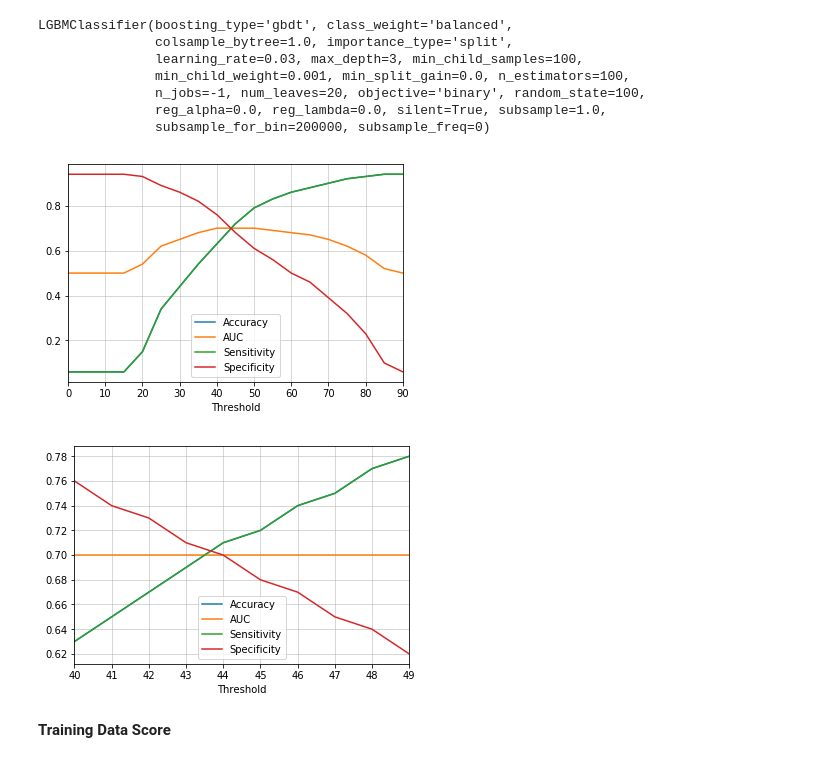
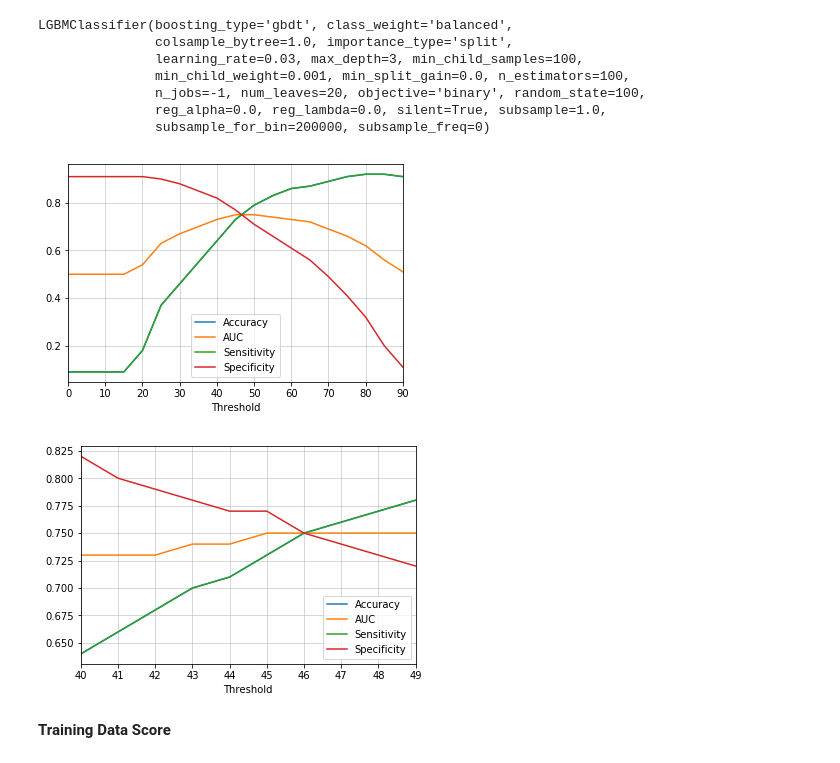
Before and after one commit to ppawar88/DSProject, a Jupyter notebook: Customer Acquisition - Credit Card Business/Customer Acquisition - Credit Card Business.ipynb, the cells around one changed output. Saved outputs shown, nothing was run; the diff lists cells and outputs as text; code cells hidden in the pictures.

```diff
--- a/Customer Acquisition - Credit Card Business/Customer Acquisition - Credit Card Business.ipynb
+++ b/Customer Acquisition - Credit Card Business/Customer Acquisition - Credit Card Business.ipynb
@@ -1600,8 +1761,8 @@ ada = AdaBoostClassifier(random_state=100,
                          n_estimators = 100,
                          learning_rate = 0.05
                         )
-ada_X_train, ada_y_train = DataSampling(X_train[cols], y_train, 0.2)
-ada.fit(X_train[cols], y_train)
+ada_X_train, ada_y_train = DataSampling(X_train[cols], y_train, 0.1)
+ada.fit(ada_X_train, ada_y_train)
 # %% [output]
 AdaBoostClassifier(algorithm='SAMME.R',
                    base_estimator=DecisionTreeClassifier(class_weight='balanced',
@@ -1621,7 +1782,7 @@ AdaBoostClassifier(algorithm='SAMME.R',
 # %%
 modelPerf_ada = pd.DataFrame(columns=['Threshold', 'Accuracy', 'Sensitivity', 'Specificity', 'AUC'])
 for i in range(0, 91, 5):
-    accuracy, sensitivity, specificity, auc, df = EvaluateModel(ada, X_train[cols], y_train, i, isGLM=False)
+    accuracy, sensitivity, specificity, auc, df = EvaluateModel(ada, ada_X_train, ada_y_train, i, isGLM=False)
     modelPerf_ada.loc[i] = [i, accuracy, sensitivity, specificity, auc]
 
 modelPerf_ada.plot.line( x='Threshold', y=['Accuracy', 'AUC', 'Sensitivity', 'Specificity'])
@@ -1632,7 +1793,7 @@ plt.show()
 # %%
 modelPerf_ada = pd.DataFrame(columns=['Threshold', 'Accuracy', 'Sensitivity', 'Specificity', 'AUC'])
 for i in range(45, 53, 1):
-    accuracy, sensitivity, specificity, auc, df = EvaluateModel(ada, X_train[cols], y_train, i, isGLM=False)
+    accuracy, sensitivity, specificity, auc, df = EvaluateModel(ada, ada_X_train, ada_y_train, i, isGLM=False)
     modelPerf_ada.loc[i] = [i, accuracy, sensitivity, specificity, auc]
 
 modelPerf_ada.plot.line( x='Threshold', y=['Accuracy', 'AUC', 'Sensitivity', 'Specificity'])
@@ -1807,25 +2035,25 @@ LGBMClassifier(boosting_type='gbdt', class_weight='balanced',
 # %%
 modelPerf_lgbm = pd.DataFrame(columns=['Threshold', 'Accuracy', 'Sensitivity', 'Specificity', 'AUC'])
 for i in range(0, 91, 5):
-    accuracy, sensitivity, specificity, auc, df = EvaluateModel(lgbm, X_train[cols], y_train, i, isGLM=False)
+    accuracy, sensitivity, specificity, auc, df = EvaluateModel(lgbm, lgbm_X_train, lgbm_y_train, i, isGLM=False)
     modelPerf_lgbm.loc[i] = [i, accuracy, sensitivity, specificity, auc]
 
 modelPerf_lgbm.plot.line( x='Threshold', y=['Accuracy', 'AUC', 'Sensitivity', 'Specificity'])
 plt.grid(linestyle='-', linewidth = 0.5)
 plt.show()
 # %% [output]
-[figure, old version]
+[figure, new version]
 # %%
 modelPerf_lgbm = pd.DataFrame(columns=['Threshold', 'Accuracy', 'Sensitivity', 'Specificity', 'AUC'])
 for i in range(40, 50, 1):
-    accuracy, sensitivity, specificity, auc, df = EvaluateModel(lgbm, X_train[cols], y_train, i, isGLM=False)
+    accuracy, sensitivity, specificity, auc, df = EvaluateModel(lgbm, lgbm_X_train, lgbm_y_train, i, isGLM=False)
     modelPerf_lgbm.loc[i] = [i, accuracy, sensitivity, specificity, auc]
 
 modelPerf_lgbm.plot.line( x='Threshold', y=['Accuracy', 'AUC', 'Sensitivity', 'Specificity'])
 plt.grid(linestyle='-', linewidth = 0.5)
 plt.show()
 # %% [output]
-[figure, old version]
+[figure, new version]
 # %%
 customprint('**Training Data Score**')
 dt_train_df = EvaluateModel(lgbm, X_train[cols], y_train, 43, True, isGLM=False)
```
Also changed, not shown: parts of 56 cells of this notebook, 2 other files.
